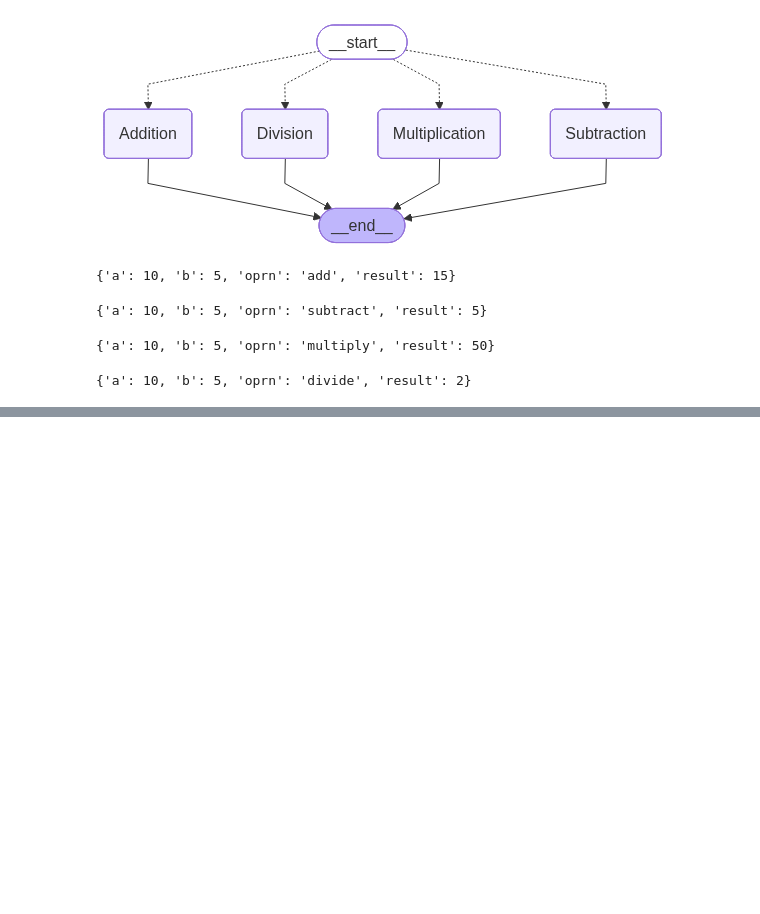
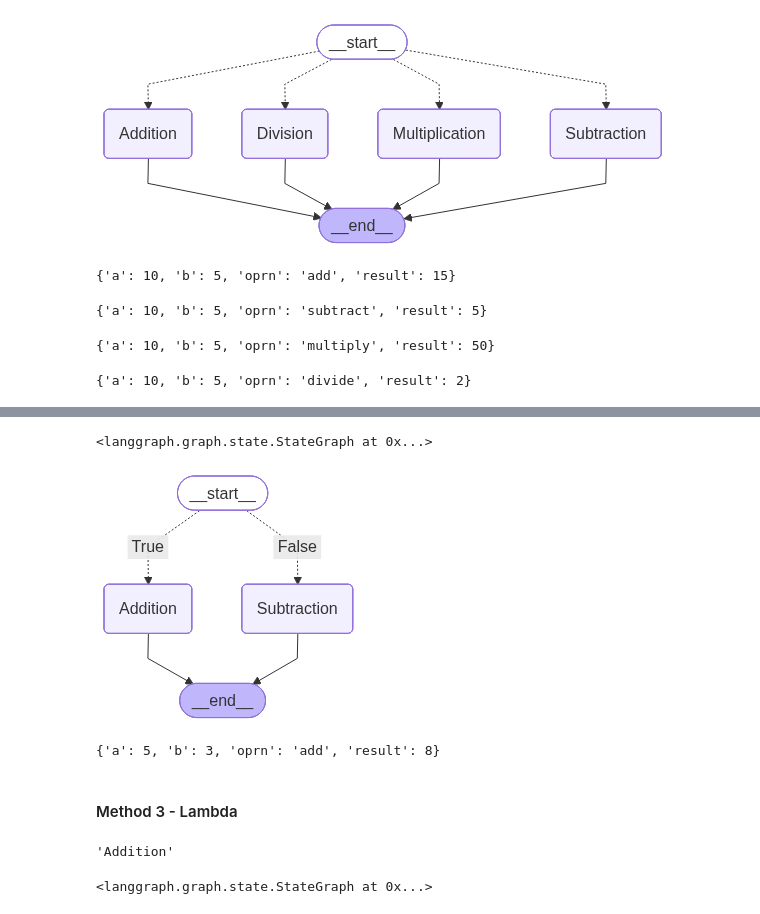
Before and after one commit to NiharikaRaoD/Agentic_AI, a Jupyter notebook: langgraph/mailtoner/gaps.ipynb, the cells around one changed output, grey strips where cells are left out. Drawn from its saved outputs; the diff is of its cells as text; code cells hidden in the pictures; blank space fills up the shorter version.

Commit message:
Conditional Edges Demo

```diff
--- a/langgraph/mailtoner/gaps.ipynb
+++ b/langgraph/mailtoner/gaps.ipynb
@@ -236,11 +226,39 @@ def route(state: Math) -> Literal["Addition", "Subtraction", "Multiplication", "
+# %%
+class New_Math(TypedDict):
+    a: int
+    b: int
+    oprn: Literal["add", "subtract"]
+    result: int
+# %%
+def is_add(state:New_Math) -> bool:
+    if state['oprn'] == "add":
+        return True
+    else:
+        return False
 # %%
-math_graph = StateGraph(Math)
-math_graph.add_node("Addition", add)
-math_graph.add_node("Subtraction", subtract)
-math_graph.add_node("Multiplication", multiply)
-math_graph.add_node("Division", divide)
-math_graph.add_conditional_edges(START, route)
-math_graph.add_edge("Addition", END)
-math_graph.add_edge("Subtraction", END)
-math_graph.add_edge("Multiplication", END)
-math_graph.add_edge("Division", END)
+new_math_graph = StateGraph(New_Math)
+new_math_graph.add_node("Addition", add)
+new_math_graph.add_node("Subtraction", subtract)
+new_math_graph.add_conditional_edges(
+    START,
+    is_add,
+    {True: 'Addition', False: 'Subtraction'}
+)
+new_math_graph.add_edge("Addition", END)
+new_math_graph.add_edge("Subtraction", END)
+# %% [output]
+<langgraph.graph.state.StateGraph at 0x...>
+# %%
+new_graph = new_math_graph.compile()
+# %%
+display(Image(new_graph.get_graph().draw_mermaid_png()))
+# %% [output]
+[figure, added]
+# %%
+state = New_Math(a = 5, b = 3, oprn = 'add')
+result = new_graph.invoke(state)
+print(result)
+# %% [output]
+{'a': 5, 'b': 3, 'oprn': 'add', 'result': 8}
+# %% [markdown]
+#### Method 3 - Lambda
@@ -246,0 +267,15 @@ math_graph.add_edge("Division", END)
+# %%
+f(New_Math(oprn = 'add'))
+# %% [output]
+'Addition'
+# %%
+new_math_graph = StateGraph(New_Math)
+new_math_graph.add_node("Addition", add)
+new_math_graph.add_node("Subtraction", subtract)
+new_math_graph.add_conditional_edges(
+    START,
+    lambda s: "Addition" if s['oprn'] == 'add' else "Subtraction")
+new_math_graph.add_edge("Addition", END)
+new_math_graph.add_edge("Subtraction", END)
+# %% [output]
+<langgraph.graph.state.StateGraph at 0x...>
```
Also changed, not shown: parts of 10 cells of this notebook.
